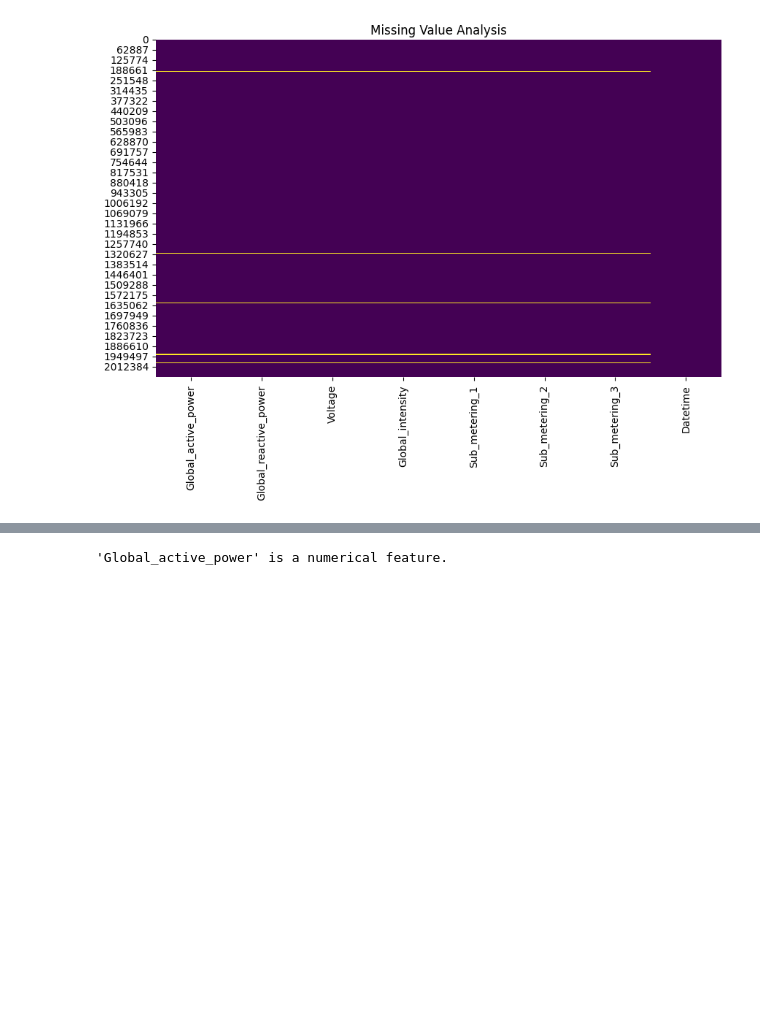
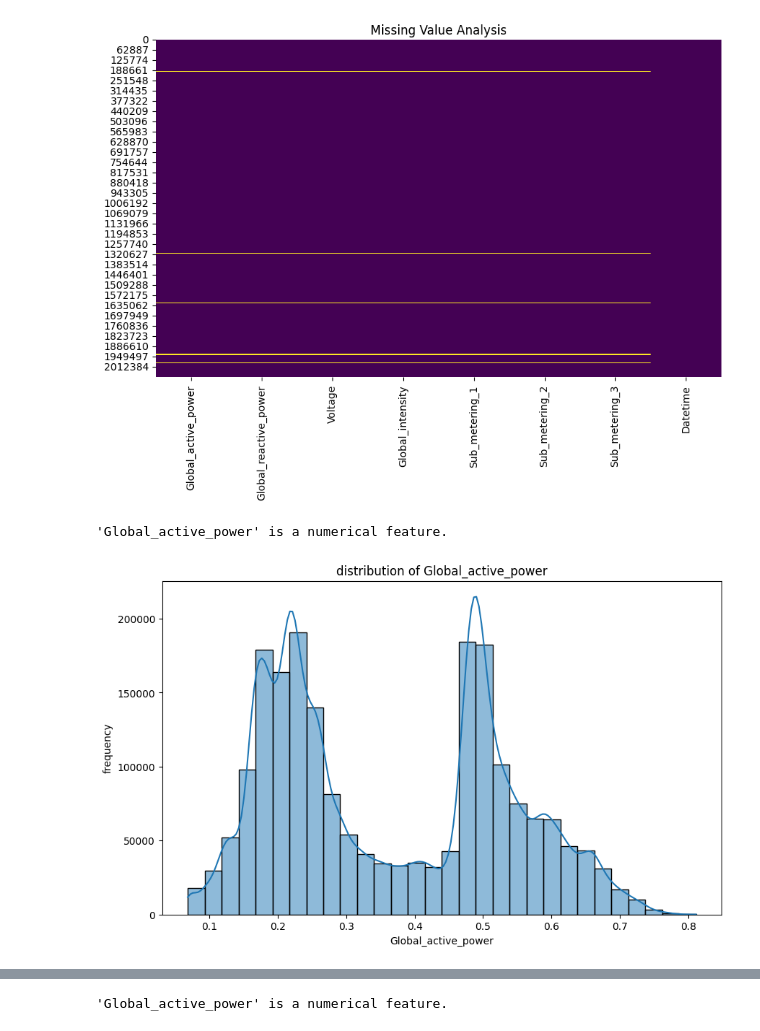
Before and after one commit to yuvraj-rathod-1202/Electricity_Consumption_Predictor, a Jupyter notebook: EDA/EDA.ipynb, the cells around one changed output, grey strips where cells are left out. Drawn from its saved outputs; the diff is of its cells as text; code cells hidden in the pictures; blank space fills up the shorter version.

```diff
--- a/EDA/EDA.ipynb
+++ b/EDA/EDA.ipynb
@@ -102,3 +104,15 @@ SimpleMisssingValueAnalysis().MissingValueAnalysis(df)
 # %% [output]
  Visualizing Missing Value
 [figure]
+# %%
+Q1 = df['Global_active_power'].quantile(0.25)
+Q3 = df['Global_active_power'].quantile(0.75)
+IQR = Q3 - Q1
+df = df[(df['Global_active_power'] >= Q1 - 1.5 * IQR) &
+        (df['Global_active_power'] <= Q3 + 1.5 * IQR)]
+
+df['Global_active_power'] = np.log1p(df['Global_active_power'])
+UnivariateAnalyzer().execute_strategy(df, "Global_active_power")
+# %% [output]
+'Global_active_power' is a numerical feature.
+[figure, added]
```
Also changed, not shown: parts of 11 cells of this notebook.
